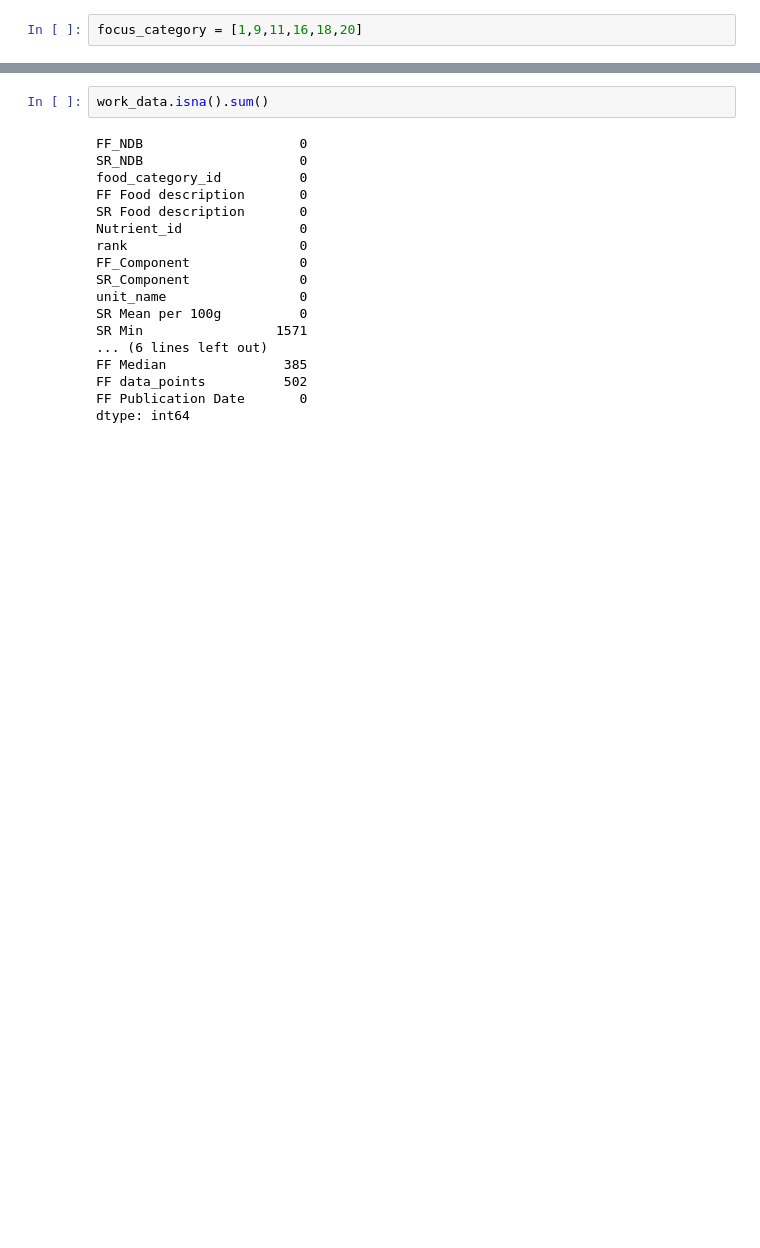
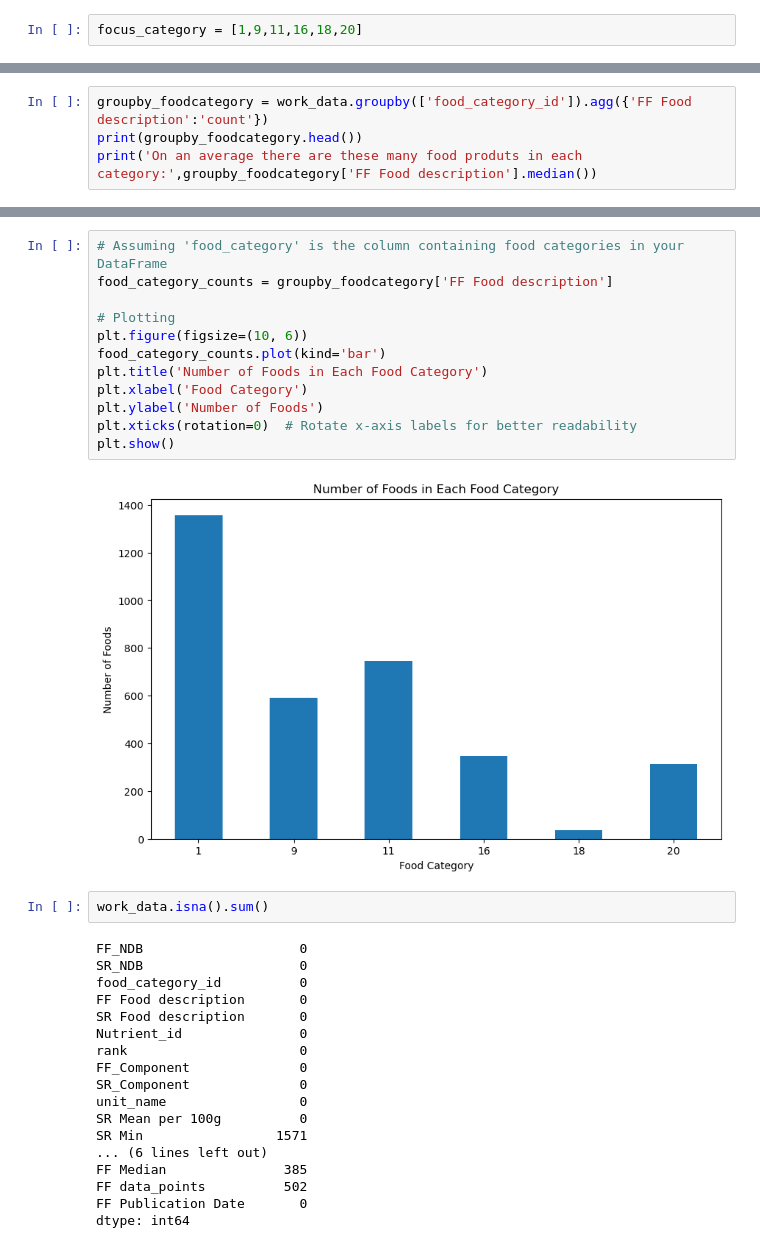
Before and after one commit to RakshandaHedawoo/Nutritionanalytics, a Jupyter notebook: IC24challenge.ipynb, the cells around one changed output, grey strips where cells are left out. Saved outputs shown, nothing was run; the diff lists cells and outputs as text; blank space fills up the shorter version.

```diff
--- a/IC24challenge.ipynb
+++ b/IC24challenge.ipynb
@@ -53,3 +53,7 @@ work_data.describe()
 | 50% | 9266.000000 | 9266.000000 | 9.000000 | 1093.000000 | 5800.000000 | 1.670000 | 0.657000 | 1.480000 | ... |
 | 75% | 11937.000000 | 11937.000000 | 11.000000 | 1166.000000 | 7290.000000 | 18.000000 | 10.000000 | 19.000000 | ... |
 | max | 43382.000000 | 43382.000000 | 20.000000 | 2028.000000 | 18000.000000 | 5927.000000 | 4704.000000 | 8900.000000 | ... |
+# %%
+groupby_foodcategory = work_data.groupby(['food_category_id']).agg({'FF Food description':'count'})
+print(groupby_foodcategory.head())
+print('On an average there are these many food produts in each category:',groupby_foodcategory['FF Food description'].median())
@@ -56,3 +69,17 @@ work_data.describe()
+# %%
+# Assuming 'food_category' is the column containing food categories in your DataFrame
+food_category_counts = groupby_foodcategory['FF Food description']
+
+# Plotting
+plt.figure(figsize=(10, 6))
+food_category_counts.plot(kind='bar')
+plt.title('Number of Foods in Each Food Category')
+plt.xlabel('Food Category')
+plt.ylabel('Number of Foods')
+plt.xticks(rotation=0)  # Rotate x-axis labels for better readability
+plt.show()
+# %% [output]
+[figure, added]
 # %%
 work_data.isna().sum()
 # %% [output]
```
Also changed, not shown: parts of 19 cells of this notebook, 1 other file.
